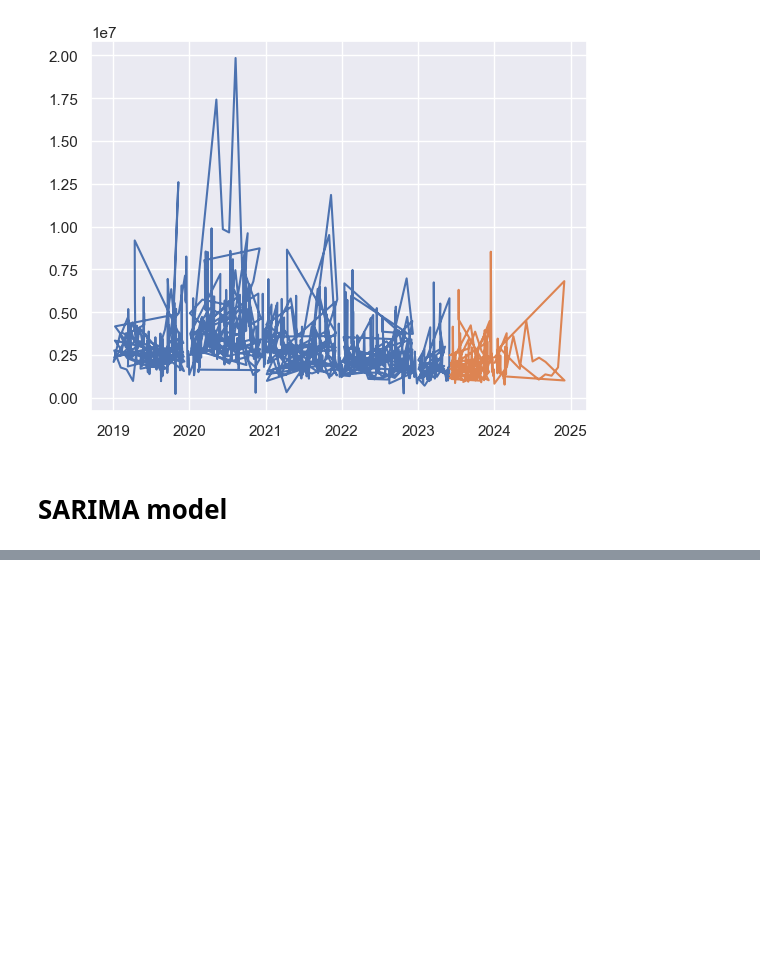
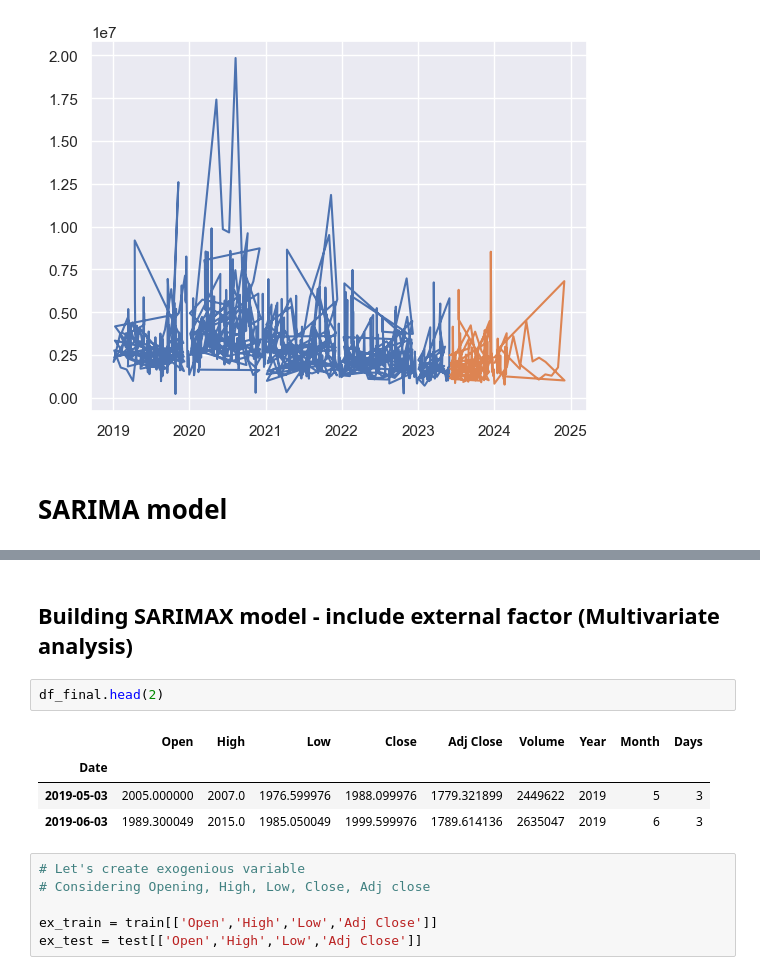
Before and after one commit to iampawankc/MLAlgo, a Jupyter notebook: TimeSeriesForecasting/StockPricePrediction.ipynb, the cells around one changed output, grey strips where cells are left out. Cells and saved outputs as stored; diff of their text form; blank space fills up the shorter version.

```diff
--- a/TimeSeriesForecasting/StockPricePrediction.ipynb
+++ b/TimeSeriesForecasting/StockPricePrediction.ipynb
@@ -780,0 +727,15 @@ dfobj2.sort_values(by=['AIC'])
+# %% [markdown]
+## Building SARIMAX model - include external factor (Multivariate analysis)
+# %%
+df_final.head(2)
+# %% [output]
+|  | Open | High | Low | Close | Adj Close | Volume | Year | Month | Days |
+| Date |  |  |  |  |  |  |  |  |  |
+| 2019-05-03 | 2005.000000 | 2007.0 | 1976.599976 | 1988.099976 | 1779.321899 | 2449622 | 2019 | 5 | 3 |
+| 2019-06-03 | 1989.300049 | 2015.0 | 1985.050049 | 1999.599976 | 1789.614136 | 2635047 | 2019 | 6 | 3 |
+# %%
+# Let's create exogenious variable
+# Considering Opening, High, Low, Close, Adj close
+
+ex_train = train[['Open','High','Low','Adj Close']]
+ex_test = test[['Open','High','Low','Adj Close']]
```
Also changed, not shown: parts of 24 cells of this notebook, 5 other files.
